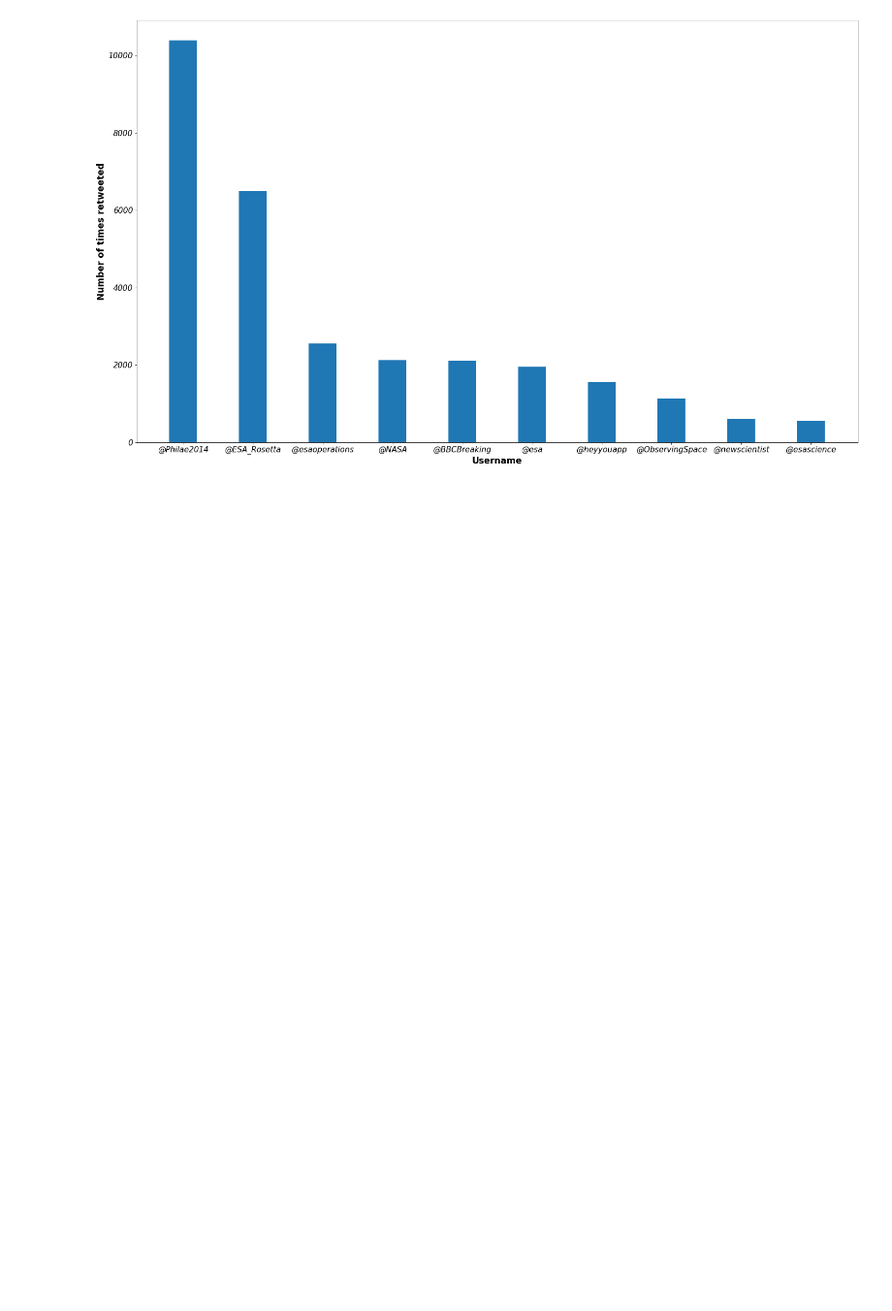
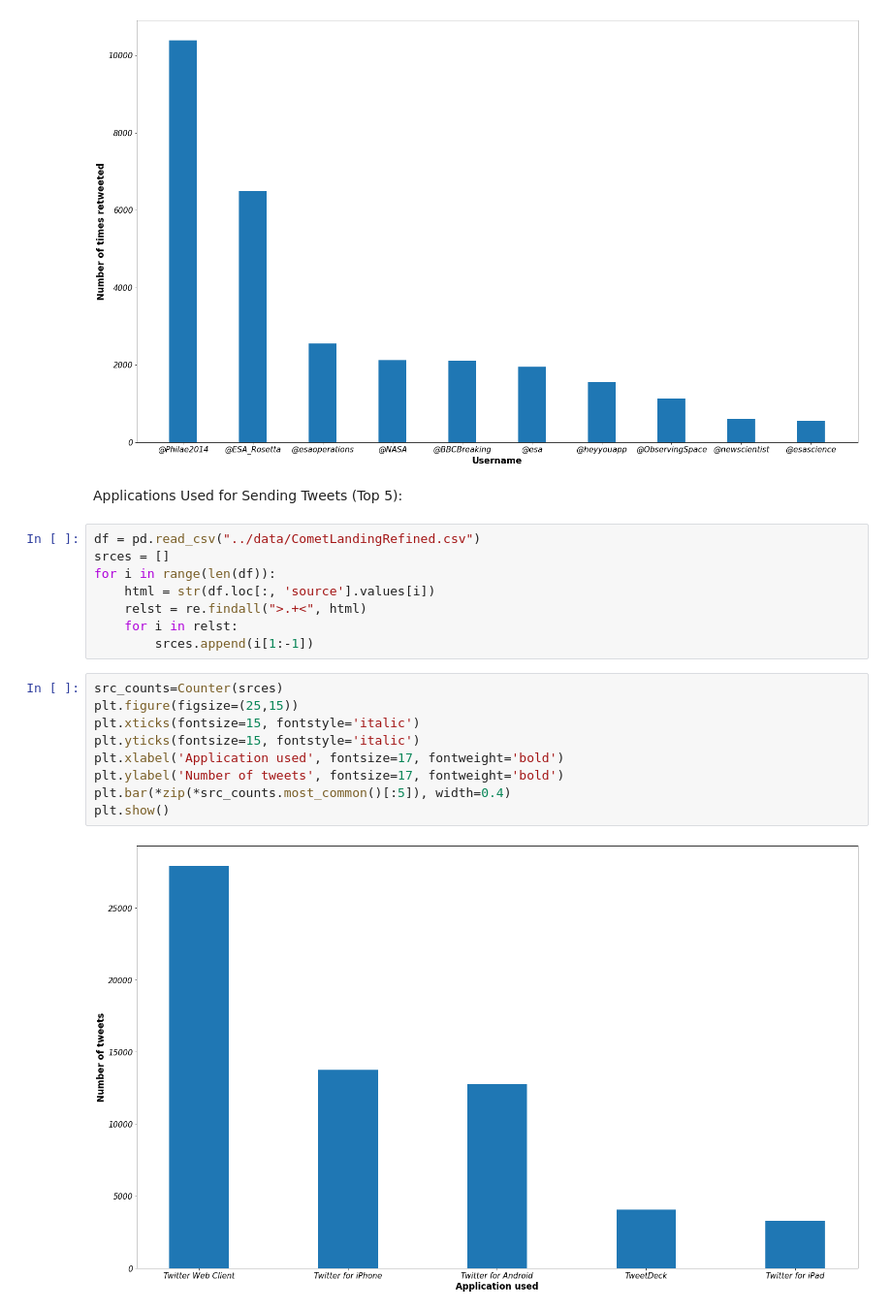
Before and after one commit to Johan-Ng/Python, a Jupyter notebook: notebooks/CometLandingRefined.ipynb, the cells around one changed output. Shown: that part at 97% size. Saved outputs shown, nothing was run; the diff lists cells and outputs as text; blank space fills up the shorter version.

```diff
--- a/notebooks/CometLandingRefined.ipynb
+++ b/notebooks/CometLandingRefined.ipynb
@@ -367,3 +367,24 @@ plt.bar(*zip(*rt_counts.most_common()[:10]), width=0.4)
 plt.show()
 # %% [output]
 [figure]
+# %% [markdown]
+Applications Used for Sending Tweets (Top 5):
+# %%
+df = pd.read_csv("../data/CometLandingRefined.csv")
+srces = []
+for i in range(len(df)):
+    html = str(df.loc[:, 'source'].values[i])
+    relst = re.findall(">.+<", html)
+    for i in relst:
+        srces.append(i[1:-1])
+# %%
+src_counts=Counter(srces)
+plt.figure(figsize=(25,15))
+plt.xticks(fontsize=15, fontstyle='italic')
+plt.yticks(fontsize=15, fontstyle='italic')
+plt.xlabel('Application used', fontsize=17, fontweight='bold')
+plt.ylabel('Number of tweets', fontsize=17, fontweight='bold')
+plt.bar(*zip(*src_counts.most_common()[:5]), width=0.4)
+plt.show()
+# %% [output]
+[figure, added]
```
Also changed, not shown: parts of 2 cells of this notebook, 1 other file.
